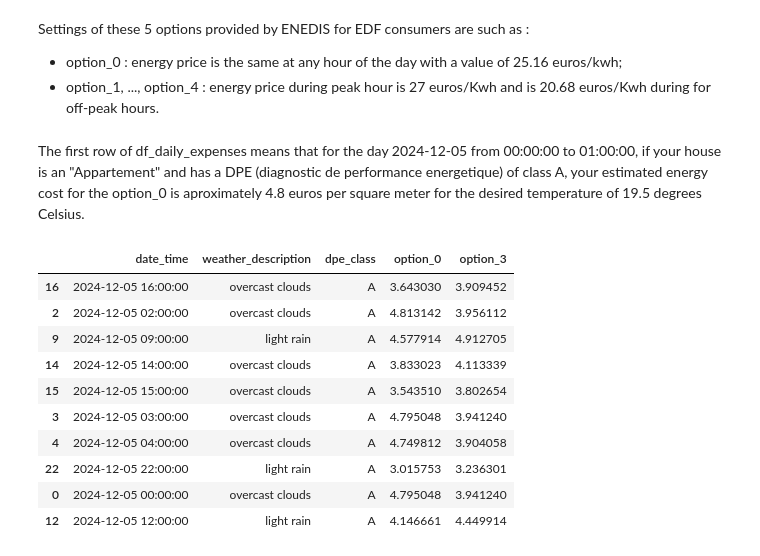
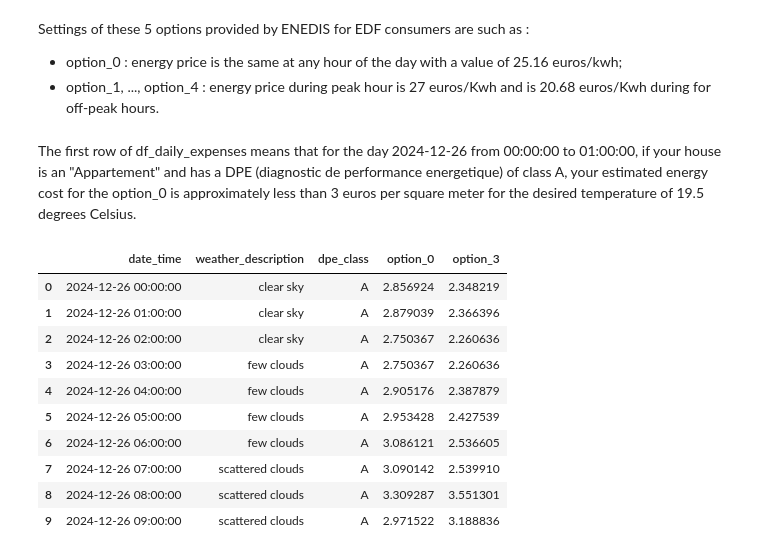
Before and after one commit to pfacouetey/energy_manager, a Jupyter notebook: docs/example.ipynb, the cells around one changed output. Drawn from its saved outputs; the diff is of its cells as text; code cells hidden in the pictures.

```diff
--- a/docs/example.ipynb
+++ b/docs/example.ipynb
@@ -49 +50,3 @@ user_insulation_factor = 1.0
+# %%
+user_insulation_factor = 1.5 # 1.0 is the default value set in the EnergyManager class
 # %% [markdown]
@@ -72,0 +54,10 @@ dtype: object
+# %%
+my_energy_manager = EnergyManager(
+    city_name=user_city_name,
+    openweathermap_api_key=openweathermap_api_key,
+    temperature=user_temperature,
+    dpe_usage=user_dpe_usage,
+    insulation_factor=user_insulation_factor,
+)
+
+daily_expenses_df = my_energy_manager.get_daily_expenses()
@@ -90,4 +95,4 @@ Settings of these 5 options provided by ENEDIS for EDF consumers are such as :
   - option_0 : energy price is the same at any hour of the day with a value of 25.16 euros/kwh;
   - option_1, ..., option_4 : energy price during peak hour is 27 euros/Kwh and is 20.68 euros/Kwh during for off-peak hours.
 # %% [markdown]
-The first row of df_daily_expenses means that for the day 2024-12-05 from 00:00:00 to 01:00:00, if your house is an "Appartement" and has a DPE (diagnostic de performance energetique) of class A, your estimated energy cost for the option_0 is aproximately 4.8 euros per square meter for the desired temperature of 19.5 degrees Celsius.
+The first row of df_daily_expenses means that for the day 2024-12-26 from 00:00:00 to 01:00:00, if your house is an "Appartement" and has a DPE (diagnostic de performance energetique) of class A, your estimated energy cost for the option_0 is approximately less than 3 euros per square meter for the desired temperature of 19.5 degrees Celsius.
@@ -97,15 +99,17 @@ df = df_daily_expenses[(df_daily_expenses["building_type"] == "Appartement") & (
+# %%
+mask = (daily_expenses_df["building_type"] == "Appartement") & (daily_expenses_df["dpe_class"] == "A")
+new_df = daily_expenses_df[mask]
 # %%
-# Further digging on only two options prices : "option_0", "option_3"
-df[["date_time", "weather_description", "dpe_class", "option_0", "option_3"]].sample(n=10)
+new_df[["date_time", "weather_description", "dpe_class", "option_0", "option_3"]].head(n=10)
 # %% [output]
 |  | date_time | weather_description | dpe_class | option_0 | option_3 |
-| 16 | 2024-12-05 16:00:00 | overcast clouds | A | 3.643030 | 3.909452 |
-| 2 | 2024-12-05 02:00:00 | overcast clouds | A | 4.813142 | 3.956112 |
-| 9 | 2024-12-05 09:00:00 | light rain | A | 4.577914 | 4.912705 |
-| 14 | 2024-12-05 14:00:00 | overcast clouds | A | 3.833023 | 4.113339 |
-| 15 | 2024-12-05 15:00:00 | overcast clouds | A | 3.543510 | 3.802654 |
-| 3 | 2024-12-05 03:00:00 | overcast clouds | A | 4.795048 | 3.941240 |
-| 4 | 2024-12-05 04:00:00 | overcast clouds | A | 4.749812 | 3.904058 |
-| 22 | 2024-12-05 22:00:00 | light rain | A | 3.015753 | 3.236301 |
-| 0 | 2024-12-05 00:00:00 | overcast clouds | A | 4.795048 | 3.941240 |
-| 12 | 2024-12-05 12:00:00 | light rain | A | 4.146661 | 4.449914 |
+| 0 | 2024-12-26 00:00:00 | clear sky | A | 2.856924 | 2.348219 |
+| 1 | 2024-12-26 01:00:00 | clear sky | A | 2.879039 | 2.366396 |
+| 2 | 2024-12-26 02:00:00 | clear sky | A | 2.750367 | 2.260636 |
+| 3 | 2024-12-26 03:00:00 | few clouds | A | 2.750367 | 2.260636 |
+| 4 | 2024-12-26 04:00:00 | few clouds | A | 2.905176 | 2.387879 |
+| 5 | 2024-12-26 05:00:00 | few clouds | A | 2.953428 | 2.427539 |
+| 6 | 2024-12-26 06:00:00 | few clouds | A | 3.086121 | 2.536605 |
+| 7 | 2024-12-26 07:00:00 | scattered clouds | A | 3.090142 | 2.539910 |
+| 8 | 2024-12-26 08:00:00 | scattered clouds | A | 3.309287 | 3.551301 |
+| 9 | 2024-12-26 09:00:00 | scattered clouds | A | 2.971522 | 3.188836 |
```
Also changed, not shown: parts of 23 cells of this notebook, 7 other files.
